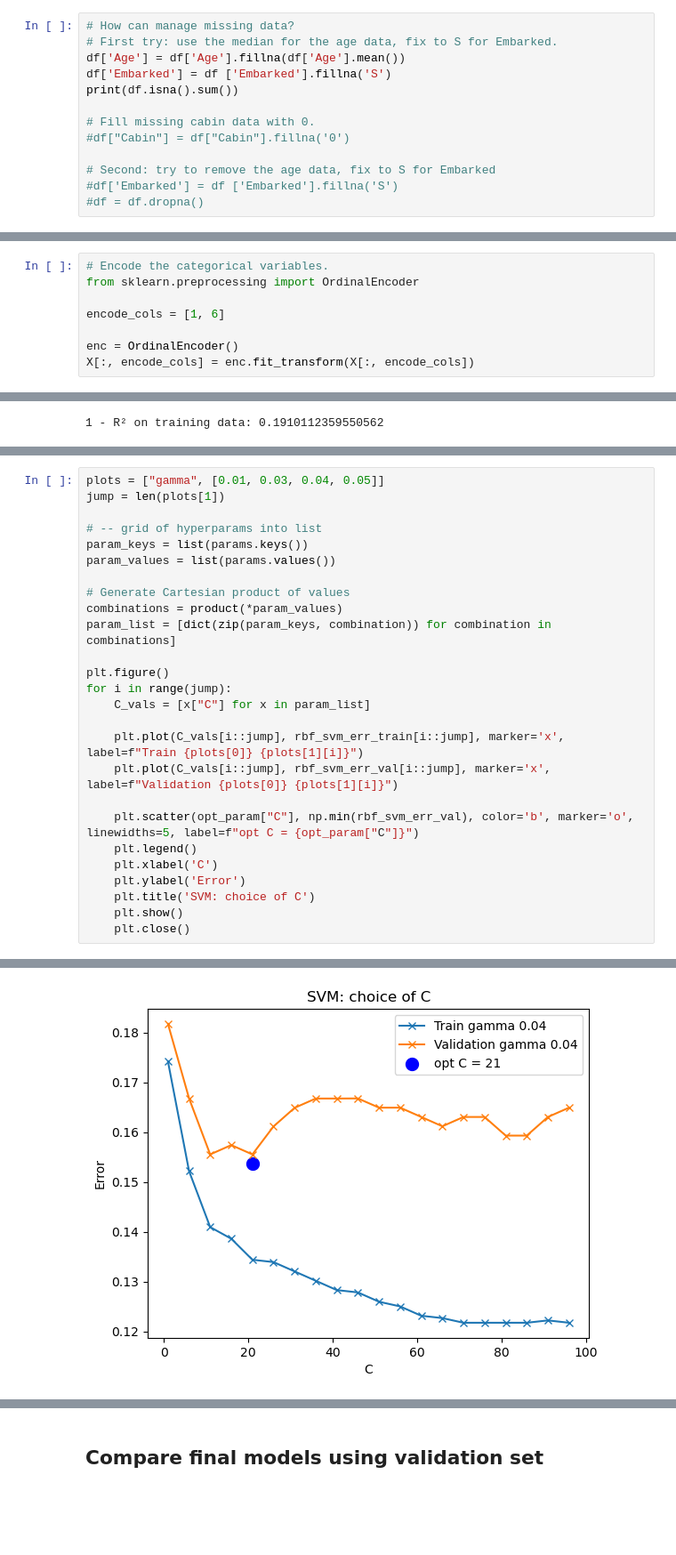
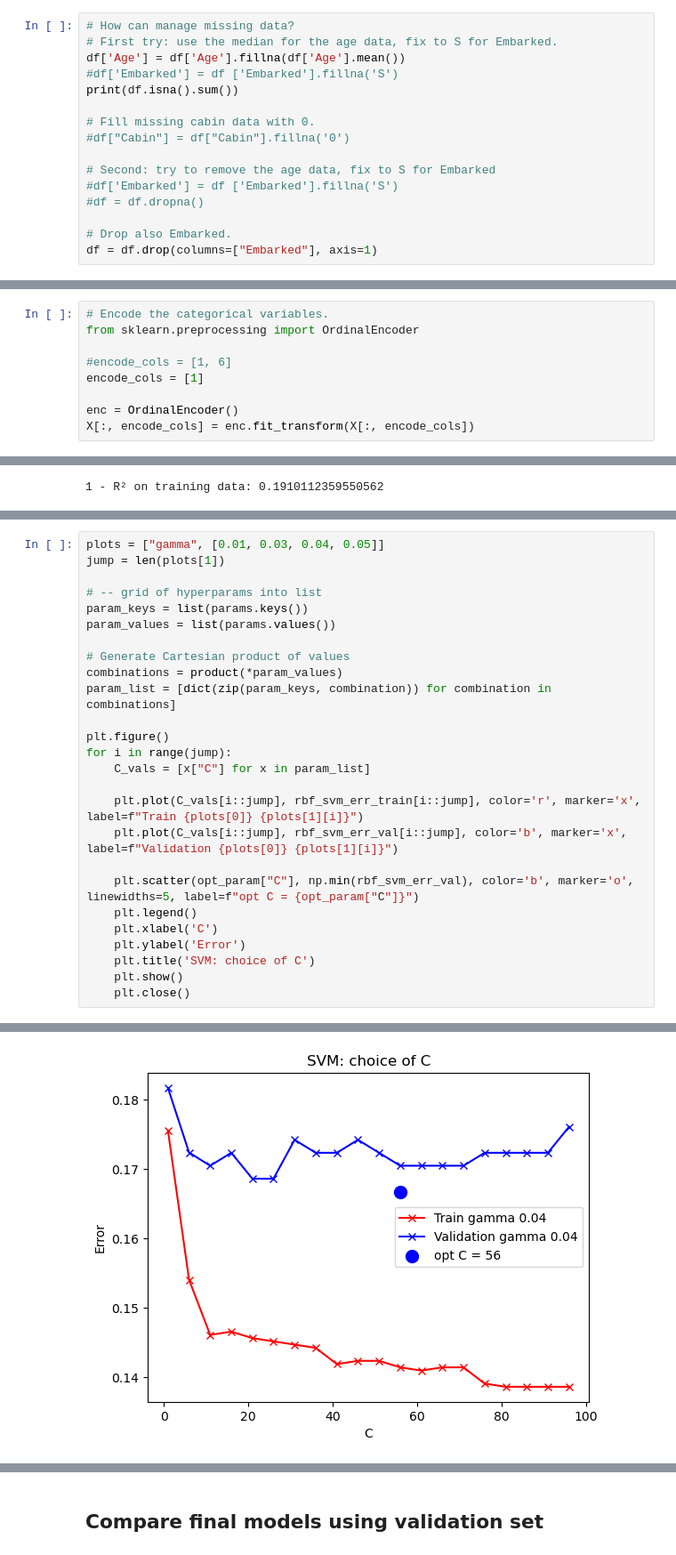
Before and after one commit to luca037/MachineLearningLabs, a Jupyter notebook: extra/kaggle/titanic/titanic.ipynb, the cells around one changed output, grey strips where cells are left out. Shown at 89% size. Saved outputs shown, nothing was run; the diff lists cells and outputs as text; blank space fills up the shorter version.

```diff
--- a/extra/kaggle/titanic/titanic.ipynb
+++ b/extra/kaggle/titanic/titanic.ipynb
@@ -82,7 +82,7 @@ dtype: int64
 # How can manage missing data?
 # First try: use the median for the age data, fix to S for Embarked.
 df['Age'] = df['Age'].fillna(df['Age'].mean())
-df['Embarked'] = df ['Embarked'].fillna('S')
+#df['Embarked'] = df ['Embarked'].fillna('S')
 print(df.isna().sum())
 
 # Fill missing cabin data with 0.
@@ -91,6 +91,9 @@ print(df.isna().sum())
 # Second: try to remove the age data, fix to S for Embarked
 #df['Embarked'] = df ['Embarked'].fillna('S')
 #df = df.dropna()
+
+# Drop also Embarked.
+df = df.drop(columns=["Embarked"], axis=1)
 # %% [output]
 Survived    0
 Pclass      0
@@ -150,7 +151,8 @@ Column Embarked (index: 6) -- data type: <class 'str'>
 # Encode the categorical variables.
 from sklearn.preprocessing import OrdinalEncoder
 
-encode_cols = [1, 6]
+#encode_cols = [1, 6]
+encode_cols = [1]
 
 enc = OrdinalEncoder()
 X[:, encode_cols] = enc.fit_transform(X[:, encode_cols])
@@ -484,8 +484,8 @@ plt.figure()
 for i in range(jump):
     C_vals = [x["C"] for x in param_list]
 
-    plt.plot(C_vals[i::jump], rbf_svm_err_train[i::jump], marker='x', label=f"Train {plots[0]} {plots[1][i]}")
-    plt.plot(C_vals[i::jump], rbf_svm_err_val[i::jump], marker='x', label=f"Validation {plots[0]} {plots[1][i]}")
+    plt.plot(C_vals[i::jump], rbf_svm_err_train[i::jump], color='r', marker='x', label=f"Train {plots[0]} {plots[1][i]}")
+    plt.plot(C_vals[i::jump], rbf_svm_err_val[i::jump], color='b', marker='x', label=f"Validation {plots[0]} {plots[1][i]}")
 
     plt.scatter(opt_param["C"], np.min(rbf_svm_err_val), color='b', marker='o', linewidths=5, label=f"opt C = {opt_param["C"]}")
     plt.legend()
@@ -500 +500 @@ for i in range(jump):
-[figure, old version]
+[figure, new version]
```
Also changed, not shown: parts of 20 cells of this notebook, 1 other file.
